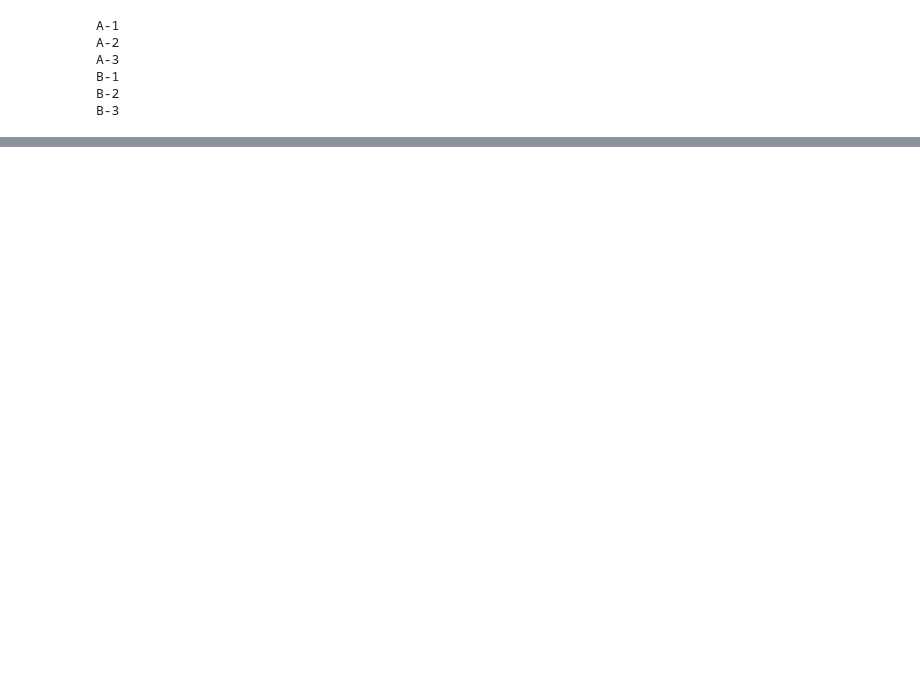
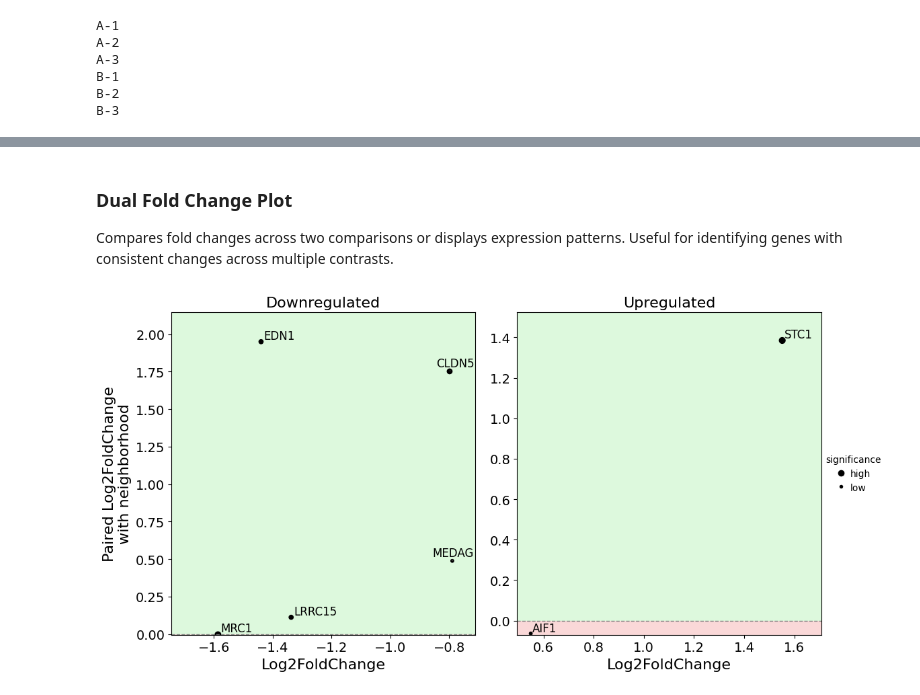
Before and after one commit to SpatialPathology/InSituPy, a Jupyter notebook: docs/source/tutorials/03_multisample_analysis/InSituPy_Pseudobulk.ipynb, the cells around one changed output, grey strips where cells are left out. Cells and saved outputs as stored; diff of their text form; code cells hidden in the pictures; blank space fills up the shorter version.

```diff
--- a/docs/source/tutorials/03_multisample_analysis/InSituPy_Pseudobulk.ipynb
+++ b/docs/source/tutorials/03_multisample_analysis/InSituPy_Pseudobulk.ipynb
@@ -113,0 +320,12 @@ To continue with the analysis one requires more conditions than available in thi
+# %% [markdown]
+### Dual Fold Change Plot
+
+Compares fold changes across two comparisons or displays expression patterns. Useful for identifying genes with consistent changes across multiple contrasts.
+# %%
+dual_foldchange_plot(
+    dr,
+    pval_col="pvalue",
+    show_nonsignificant=False
+    )
+# %% [output]
+[figure, added]
```
Also changed, not shown: parts of 48 cells of this notebook, 6 other files.
